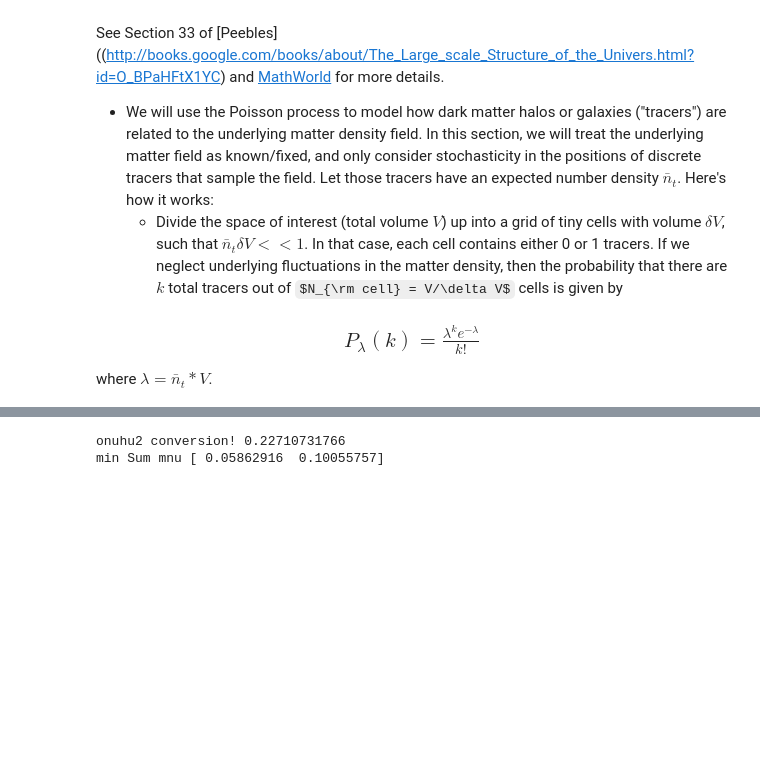
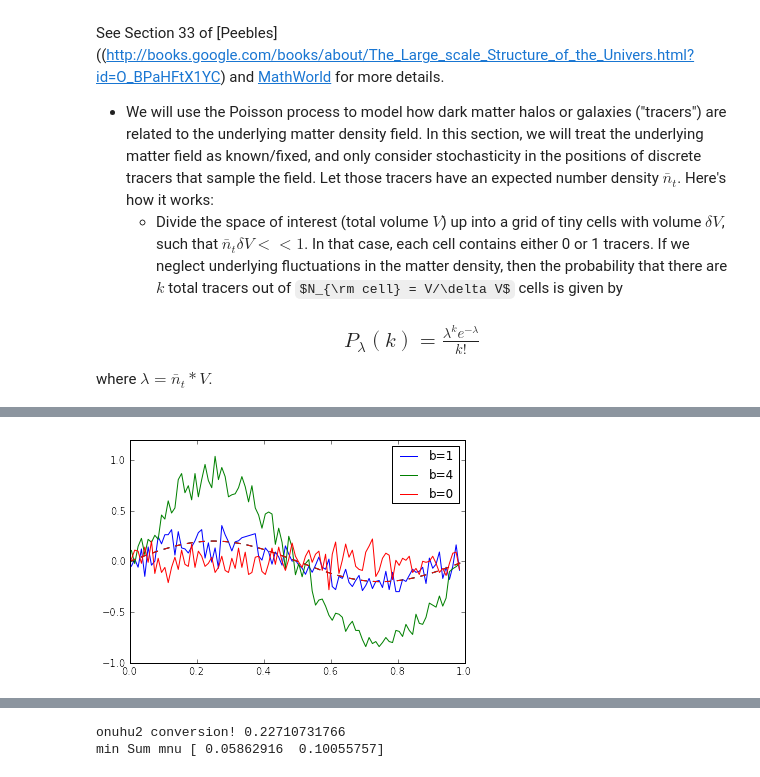
Before and after one commit to bareid/Trieste, a Jupyter notebook: TriesteReid1.ipynb, the cells around one changed output, grey strips where cells are left out. Drawn from its saved outputs; the diff is of its cells as text; code cells hidden in the pictures; some formulas as TeX source; blank space fills up the shorter version.

```diff
--- a/TriesteReid1.ipynb
+++ b/TriesteReid1.ipynb
@@ -136,3 +150,89 @@ $p_t \approx \bar{n}_t \delta V (1+b\delta_m)$
 </h3>
 
 Here $b$ is the ``bias'' of the tracer, and quantifies how sensitive the tracer density is to matter density fluctuations.  Let's simulate this for different values of $b$ and $n_t$.
+# %%
+def Psample(k,A,xmin,xmax,Nt,b,dx=-1,dxbig=-1,ax=None,doplot=1,plotpoints=0,lbl=None,clr=None):
+  """
+  This function samples a sine wave with wavevector $k$ and amplitude $A$
+  with between xmin and xmax with spacing dx.
+  The mean number of tracers covering xmin to xmax is Nt,
+  assuming xmax-xmin covers a unit number of oscillations of your wave.
+  Tracers have bias b.
+  This is a one-dimensional universe.
+  dx should be chosen such that Nt*(1+A*b)*dx/(xmax-xmin) << 1,
+  so that the probability for more than one galaxy in a cell of maximum
+  p_t is still small.
+  dx=-1 uses the code default for dx.
+  dxbig is the setting for the histogram size.
+  """
+  if clr == None:
+    clr = 'k'
+  clr2 = clr + '--'
+  if dx == -1:
+    dx = 1.e-2*(xmax-xmin)/Nt/(1+A*b)
+  x = np.arange(xmin,xmax+dx*0.5,dx)
+  p_t = Nt/(xmax-xmin)*dx*(1.+b*A*np.sin(k*x))
+  xx = np.where(np.random.random(len(x)) < p_t)[0]
+  if dxbig == -1:
+    dxbig = (xmax-xmin)/Nt*100
+    dxbig = 0.01
+  h, xtmp = np.histogram(x[xx],bins=np.arange(xmin,xmax,dxbig))
+  ## you should really fit for the mean value as well.
+  hdelta = (h-h.mean())/h.mean()
+  xcen = 0.5*(xtmp[1:] + xtmp[:-1])
+  dxcen = (xcen[1:]-xcen[:-1]).mean()
+
+  hmodel = np.sin(k*xcen)
+  ## ignore counts variation due to density fluctuation.
+  #sig2 = Nt*dxcen/(xmax-xmin)*(1.+A*b*np.sin(k*xcen))
+  sig2 = Nt*dxcen/(xmax-xmin)/(h.mean())**2
+  s1 = (hdelta*hmodel/sig2).sum()
+  s2 = (hmodel**2/sig2).sum()
+  Aguess = s1/s2
+  #print xcen
+  #print hmodel
+  #print hdelta
+  #print s1, s2, Aguess, A*b
+  if doplot == 1:
+    if ax == None:
+      f = plt.figure()
+      ax = f.add_subplot(111)
+    ax.plot(x,A*np.sin(k*x),clr2)
+    if plotpoints==1:
+      ax.plot(x[xx],A*np.sin(k*x[xx])*0.,'kx')
+    ## also plot a histogram in fatter bins.
+    ax.plot(xcen,hdelta,clr,label=lbl)
+    #print 'produced this many tracers:',len(xx), len(xx)/Nt
+    return ax, [Aguess, A*b, (s2.sum())**-0.5, (Aguess-A*b)/(s2.sum())**-0.5]
+
+  else:  ## just return the best fit amplitude and best guess error (Gaussian approx)
+    return [Aguess, A*b, (s2.sum())**-0.5, (Aguess-A*b)/(s2.sum())**-0.5]
+Aval = 0.2
+ax,stats=Psample(2*np.pi,Aval,0.,1.0,10000.,1.,lbl='b=1',clr='b')
+print 'best fit %.3f +/- %.3f' % (stats[0], stats[2]),'expecting %.3f' % (stats[1])
+ax,stats=Psample(2*np.pi,Aval,0.,1.0,10000.,4.,ax=ax,lbl='b=4',clr='g')
+print 'best fit %.3f +/- %.3f' % (stats[0],stats[2]),'expecting %.3f' % (stats[1])
+ax,stats=Psample(2*np.pi,Aval,0.,1.0,10000.,0.,ax=ax,lbl='b=0',clr='r')
+print 'best fit %.3f +/- %.3f' % (stats[0],stats[2]),'expecting %.3f' % (stats[1])
+plt.legend()
+plt.axis([0,1,-1,1.2])
+
+ax,stats=Psample(2*np.pi,Aval,0.,1.0,1000.,1.,lbl='N=1000',clr='b')
+print 'best fit %.3f +/- %.3f' % (stats[0],stats[2]),'expecting %.3f' % (stats[1])
+ax,stats=Psample(2*np.pi,Aval,0.,1.0,10000.,1.,ax=ax,lbl='N=10000',clr='g')
+print 'best fit %.3f +/- %.3f' % (stats[0],stats[2]),'expecting %.3f' % (stats[1])
+plt.legend()
+plt.axis([0,1,-1,1.2])
+
+## this test code demonstrates that the rms about the best fit A
+#is about what we predicted from our simple chi2 estimate, at least within a factor 2.
+if 0==1:
+  mtmp = 0
+  stmp = 0
+  ntrials=200
+  for i in range(0,ntrials):
+    stuff = Psample(2*np.pi,Aval,0.,1.0,10000.,4.,doplot=0)
+    mtmp += stats[0]
+    stmp += (stats[0]-stats[1])**2
+  print 'mean, rms, expected mean, expected rms:',(mtmp/ntrials),(stmp/ntrials)**0.5, stats[1], stats[2]
+# %% [output]
@@ -138,0 +244 @@ Here $b$ is the ``bias'' of the tracer, and quantifies how sensitive the tracer
+[figure, added]
```
Also changed, not shown: parts of 10 cells of this notebook.
